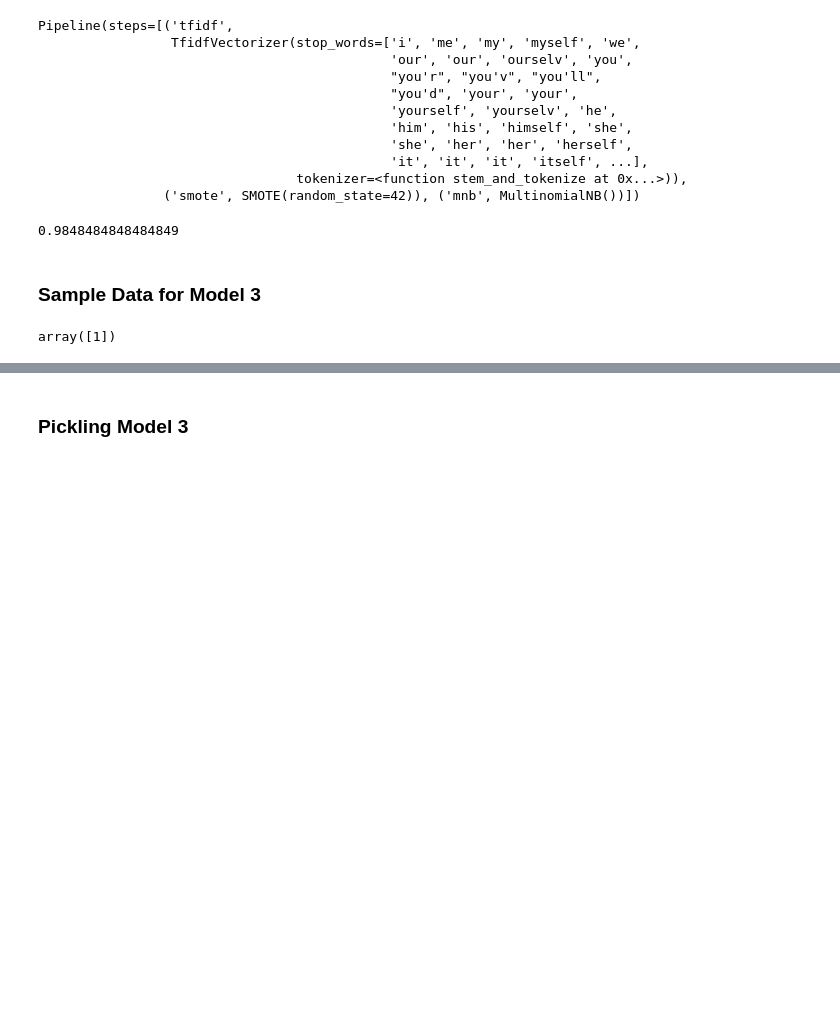
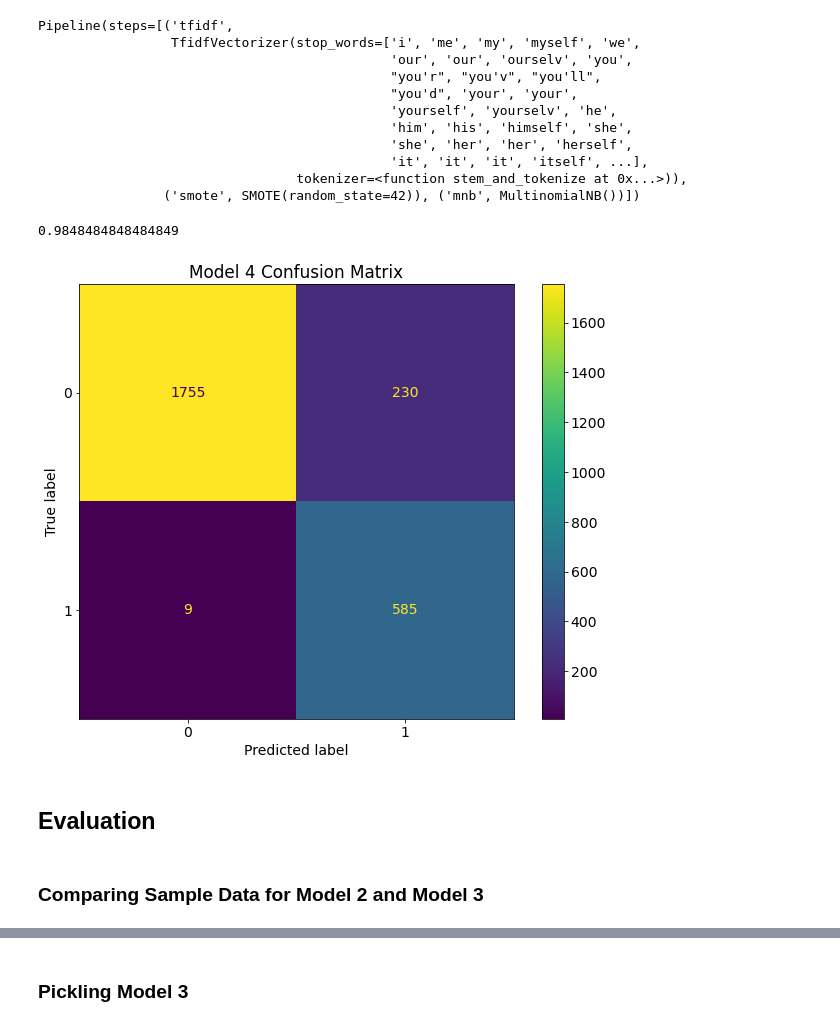
Before and after one commit to jordanate/depression-tweets-sentiment-analysis, a Jupyter notebook: phase-4-project-notebook.ipynb, the cells around one changed output, grey strips where cells are left out. Saved outputs shown, nothing was run; the diff lists cells and outputs as text; code cells hidden in the pictures; blank space fills up the shorter version.

```diff
--- a/phase-4-project-notebook.ipynb
+++ b/phase-4-project-notebook.ipynb
@@ -381,13 +460,19 @@ y_preds_mnb_tfidf = pipe_mnb_tfidc.predict(X_test)
 recall_score(y_test, y_preds_mnb_tfidf)
 # %% [output]
 0.9848484848484849
+# %%
+# Creating a confusion matrix
+fig, ax = plt.subplots(figsize = (10, 8))
+plt.rcParams.update({'font.size': 14})
+ax.set_title('Model 4 Confusion Matrix')
+plot_confusion_matrix(pipe_mnb_tfidc, X_test, y_test, ax=ax);
+# %% [output]
+[figure, added]
 # %%
 # pipe_mnb_tfidc.score(X_test, y_test)
+# %% [markdown]
+## Evaluation
 # %% [markdown]
-### Sample Data for Model 3
+### Comparing Sample Data for Model 2 and Model 3
 # %%
 sample_1 = ['I am depressed']
-# %%
-pipe_mnb_vec.predict(sample_1)
-# %% [output]
-array([1])
```
Also changed, not shown: parts of 42 cells of this notebook, 3 other files.
